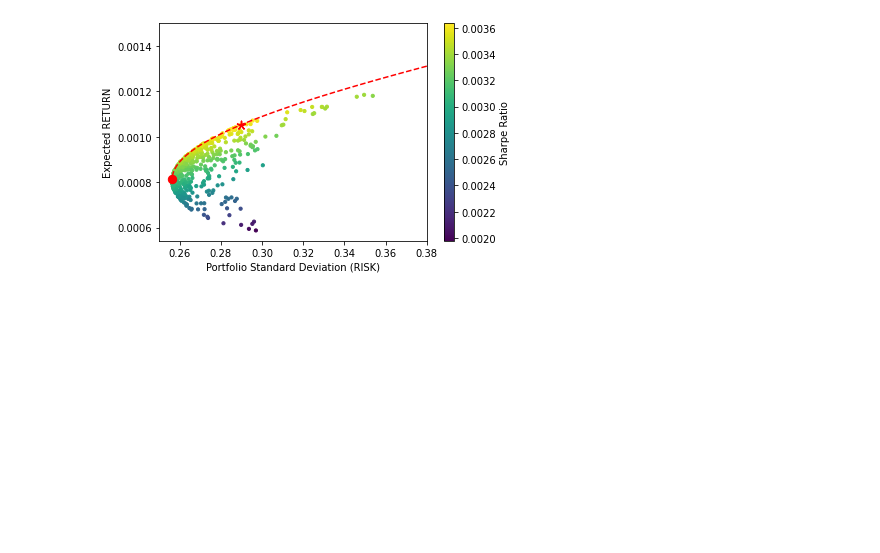
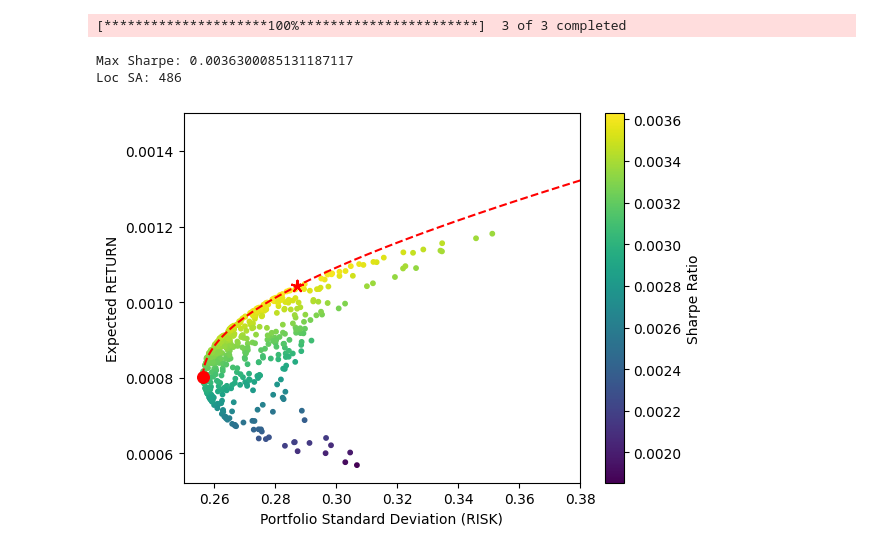
Before and after one commit to proflynch/CRC-Press, a Jupyter notebook: Google Colab Files/Program_09c.ipynb, the cells around one changed output. Cells and saved outputs as stored; diff of their text form; code cells hidden in the pictures; blank space fills up the shorter version.

```diff
--- a/Google Colab Files/Program_09c.ipynb
+++ b/Google Colab Files/Program_09c.ipynb
@@ -6,7 +6,7 @@ import numpy as np
 import matplotlib.pyplot as plt
 df=yf.download(['AAPL','CAT','GOOG'],start="2000-12-01",\
                end="2020-12-01")
-df=np.log(1+df['Adj Close'].pct_change())
+df=np.log(1+df['Close'].pct_change())
 # Normalized Portfolio Returnsdf.drop('Date', axis=1, inplace=True)#
 df.to_csv('Portfolio_Data.csv')
 def PR(weights): # Portfolio Return
@@ -76 +76,4 @@ Loc SA: 24
+[*********************100%***********************]  3 of 3 completed
+Max Sharpe: 0.0036300085131187117
+Loc SA: 486
-[figure, old version]
+[figure, new version]
```
Also changed, not shown: parts of 1 cell of this notebook.
